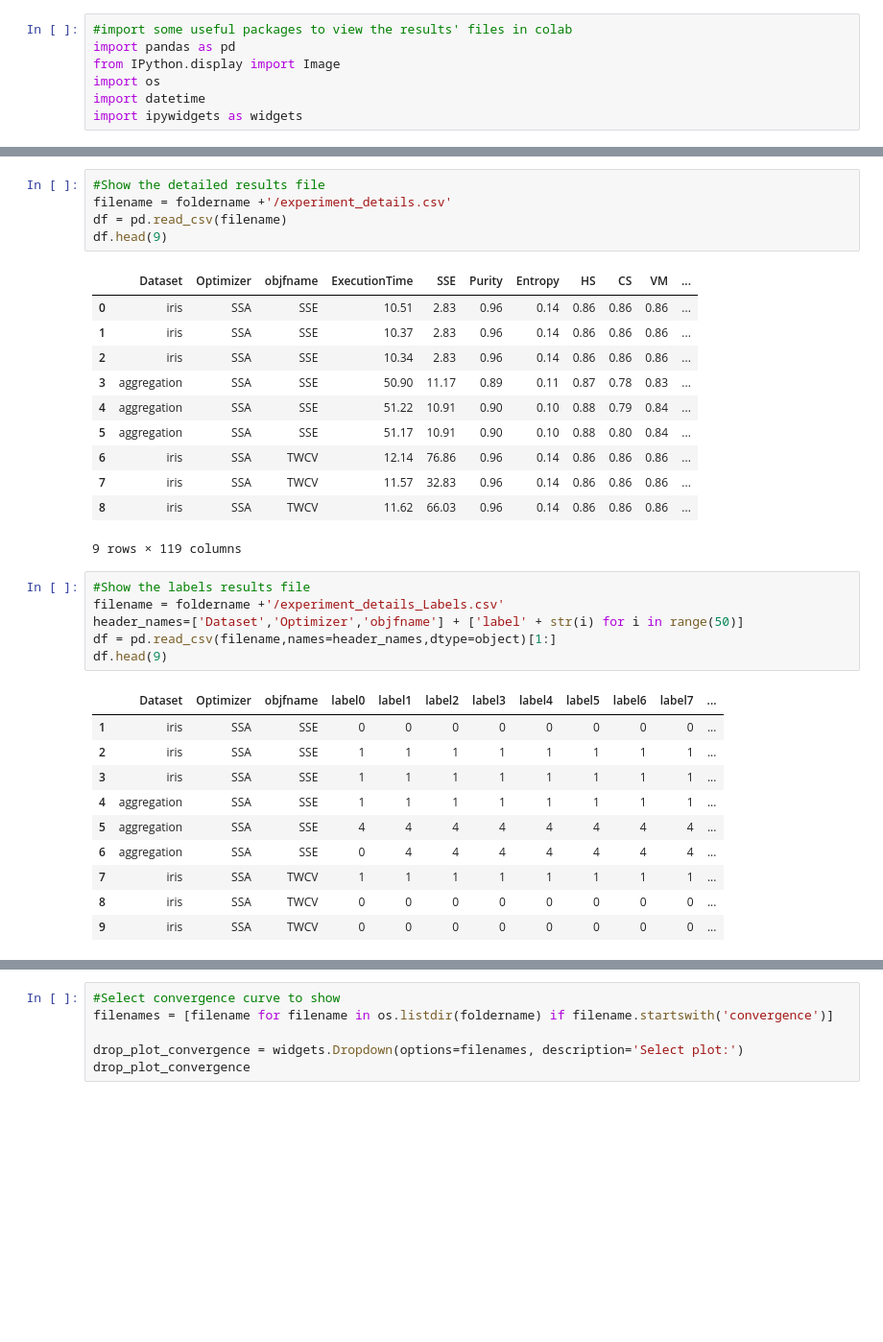
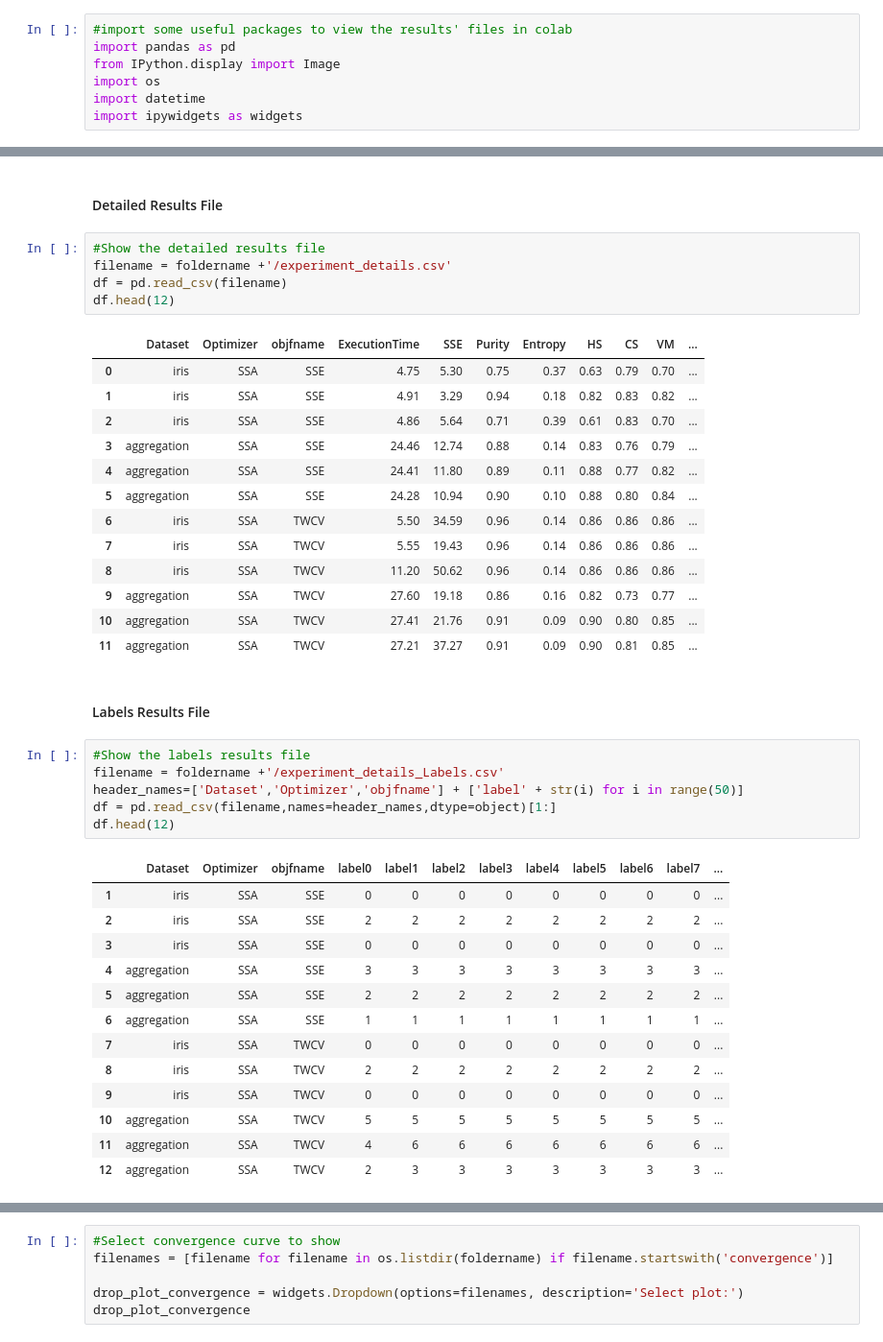
Before and after one commit to Evo-ML/EvoCluster, a Jupyter notebook: evocluster.ipynb, the cells around one changed output, grey strips where cells are left out. Shown at 96% size. Drawn from its saved outputs; the diff is of its cells as text; blank space fills up the shorter version.

```diff
--- a/evocluster.ipynb
+++ b/evocluster.ipynb
@@ -102,34 +106,43 @@ df.head(3)
+# %% [markdown]
+<h4>Detailed Results File</h4>
 # %%
 #Show the detailed results file
 filename = foldername +'/experiment_details.csv'
 df = pd.read_csv(filename)
-df.head(9)
+df.head(12)
 # %% [output]
 |  | Dataset | Optimizer | objfname | ExecutionTime | SSE | Purity | Entropy | HS | CS | VM | ... |
-| 0 | iris | SSA | SSE | 10.51 | 2.83 | 0.96 | 0.14 | 0.86 | 0.86 | 0.86 | ... |
-| 1 | iris | SSA | SSE | 10.37 | 2.83 | 0.96 | 0.14 | 0.86 | 0.86 | 0.86 | ... |
-| 2 | iris | SSA | SSE | 10.34 | 2.83 | 0.96 | 0.14 | 0.86 | 0.86 | 0.86 | ... |
-| 3 | aggregation | SSA | SSE | 50.90 | 11.17 | 0.89 | 0.11 | 0.87 | 0.78 | 0.83 | ... |
-| 4 | aggregation | SSA | SSE | 51.22 | 10.91 | 0.90 | 0.10 | 0.88 | 0.79 | 0.84 | ... |
-| 5 | aggregation | SSA | SSE | 51.17 | 10.91 | 0.90 | 0.10 | 0.88 | 0.80 | 0.84 | ... |
-| 6 | iris | SSA | TWCV | 12.14 | 76.86 | 0.96 | 0.14 | 0.86 | 0.86 | 0.86 | ... |
-| 7 | iris | SSA | TWCV | 11.57 | 32.83 | 0.96 | 0.14 | 0.86 | 0.86 | 0.86 | ... |
-| 8 | iris | SSA | TWCV | 11.62 | 66.03 | 0.96 | 0.14 | 0.86 | 0.86 | 0.86 | ... |
+| 0 | iris | SSA | SSE | 4.75 | 5.30 | 0.75 | 0.37 | 0.63 | 0.79 | 0.70 | ... |
+| 1 | iris | SSA | SSE | 4.91 | 3.29 | 0.94 | 0.18 | 0.82 | 0.83 | 0.82 | ... |
+| 2 | iris | SSA | SSE | 4.86 | 5.64 | 0.71 | 0.39 | 0.61 | 0.83 | 0.70 | ... |
+| 3 | aggregation | SSA | SSE | 24.46 | 12.74 | 0.88 | 0.14 | 0.83 | 0.76 | 0.79 | ... |
+| 4 | aggregation | SSA | SSE | 24.41 | 11.80 | 0.89 | 0.11 | 0.88 | 0.77 | 0.82 | ... |
+| 5 | aggregation | SSA | SSE | 24.28 | 10.94 | 0.90 | 0.10 | 0.88 | 0.80 | 0.84 | ... |
+| 6 | iris | SSA | TWCV | 5.50 | 34.59 | 0.96 | 0.14 | 0.86 | 0.86 | 0.86 | ... |
+| 7 | iris | SSA | TWCV | 5.55 | 19.43 | 0.96 | 0.14 | 0.86 | 0.86 | 0.86 | ... |
+| 8 | iris | SSA | TWCV | 11.20 | 50.62 | 0.96 | 0.14 | 0.86 | 0.86 | 0.86 | ... |
+| 9 | aggregation | SSA | TWCV | 27.60 | 19.18 | 0.86 | 0.16 | 0.82 | 0.73 | 0.77 | ... |
+| 10 | aggregation | SSA | TWCV | 27.41 | 21.76 | 0.91 | 0.09 | 0.90 | 0.80 | 0.85 | ... |
+| 11 | aggregation | SSA | TWCV | 27.21 | 37.27 | 0.91 | 0.09 | 0.90 | 0.81 | 0.85 | ... |
-9 rows × 119 columns
+# %% [markdown]
+<h4>Labels Results File</h4>
 # %%
 #Show the labels results file
 filename = foldername +'/experiment_details_Labels.csv'
 header_names=['Dataset','Optimizer','objfname'] + ['label' + str(i) for i in range(50)]
 df = pd.read_csv(filename,names=header_names,dtype=object)[1:]
-df.head(9)
+df.head(12)
 # %% [output]
 |  | Dataset | Optimizer | objfname | label0 | label1 | label2 | label3 | label4 | label5 | label6 | label7 | ... |
 | 1 | iris | SSA | SSE | 0 | 0 | 0 | 0 | 0 | 0 | 0 | 0 | ... |
-| 2 | iris | SSA | SSE | 1 | 1 | 1 | 1 | 1 | 1 | 1 | 1 | ... |
-| 3 | iris | SSA | SSE | 1 | 1 | 1 | 1 | 1 | 1 | 1 | 1 | ... |
-| 4 | aggregation | SSA | SSE | 1 | 1 | 1 | 1 | 1 | 1 | 1 | 1 | ... |
-| 5 | aggregation | SSA | SSE | 4 | 4 | 4 | 4 | 4 | 4 | 4 | 4 | ... |
-| 6 | aggregation | SSA | SSE | 0 | 4 | 4 | 4 | 4 | 4 | 4 | 4 | ... |
-| 7 | iris | SSA | TWCV | 1 | 1 | 1 | 1 | 1 | 1 | 1 | 1 | ... |
-| 8 | iris | SSA | TWCV | 0 | 0 | 0 | 0 | 0 | 0 | 0 | 0 | ... |
+| 2 | iris | SSA | SSE | 2 | 2 | 2 | 2 | 2 | 2 | 2 | 2 | ... |
+| 3 | iris | SSA | SSE | 0 | 0 | 0 | 0 | 0 | 0 | 0 | 0 | ... |
+| 4 | aggregation | SSA | SSE | 3 | 3 | 3 | 3 | 3 | 3 | 3 | 3 | ... |
+| 5 | aggregation | SSA | SSE | 2 | 2 | 2 | 2 | 2 | 2 | 2 | 2 | ... |
+| 6 | aggregation | SSA | SSE | 1 | 1 | 1 | 1 | 1 | 1 | 1 | 1 | ... |
+| 7 | iris | SSA | TWCV | 0 | 0 | 0 | 0 | 0 | 0 | 0 | 0 | ... |
+| 8 | iris | SSA | TWCV | 2 | 2 | 2 | 2 | 2 | 2 | 2 | 2 | ... |
 | 9 | iris | SSA | TWCV | 0 | 0 | 0 | 0 | 0 | 0 | 0 | 0 | ... |
+| 10 | aggregation | SSA | TWCV | 5 | 5 | 5 | 5 | 5 | 5 | 5 | 5 | ... |
+| 11 | aggregation | SSA | TWCV | 4 | 6 | 6 | 6 | 6 | 6 | 6 | 6 | ... |
+| 12 | aggregation | SSA | TWCV | 2 | 3 | 3 | 3 | 3 | 3 | 3 | 3 | ... |
```
Also changed, not shown: parts of 8 cells of this notebook.
